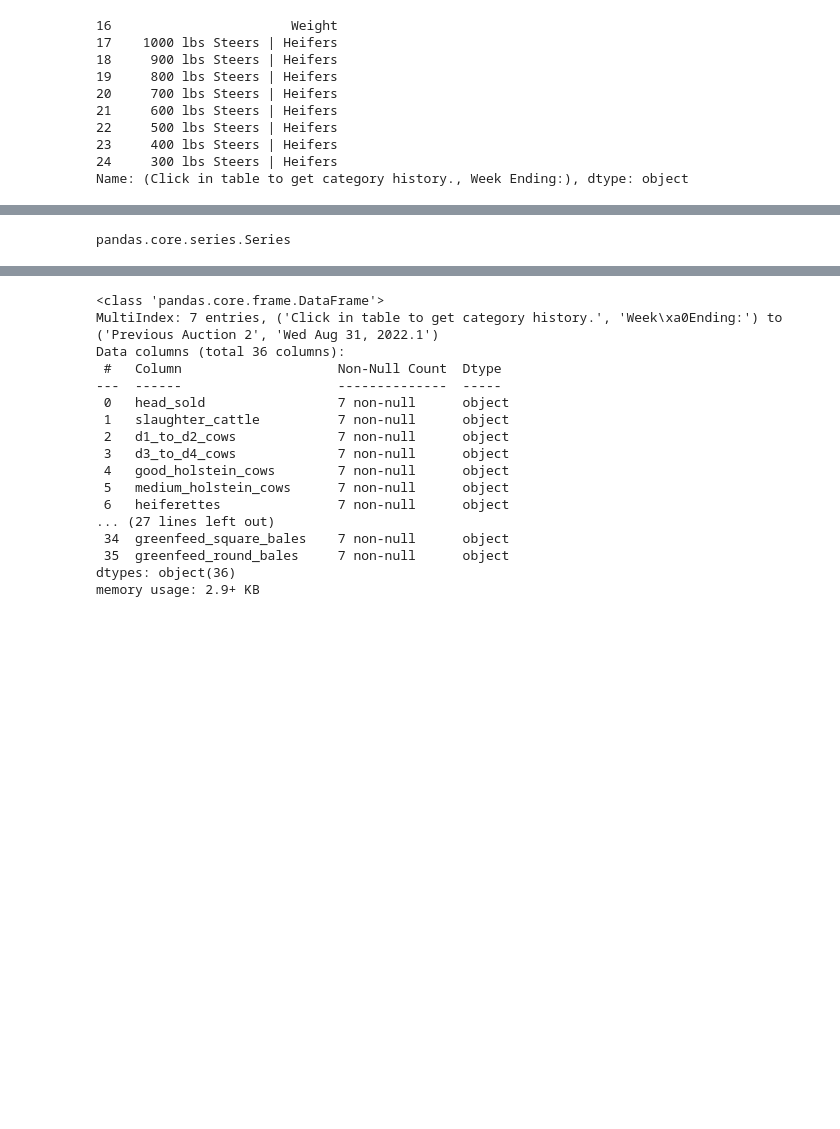
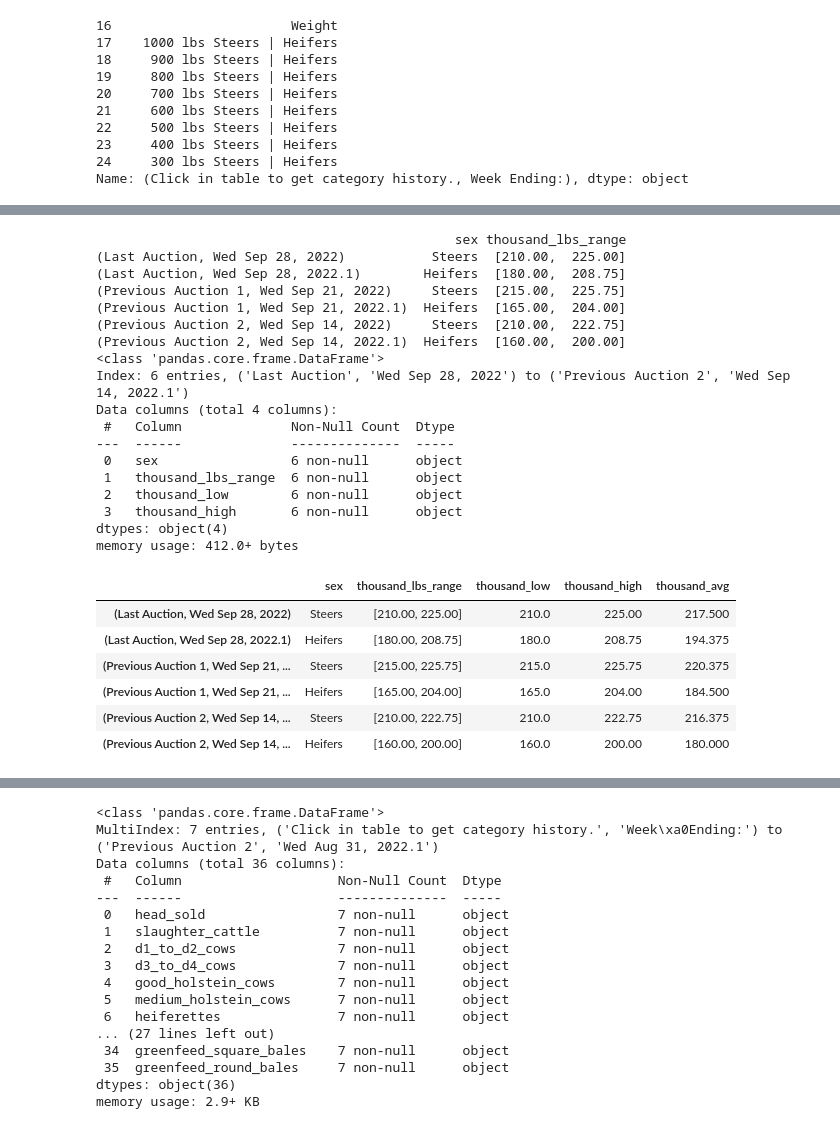
Before and after one commit to tarrencen/rice_farms, a Jupyter notebook: auction_prices.ipynb, the cells around one changed output, grey strips where cells are left out. Cells and saved outputs as stored; diff of their text form; code cells hidden in the pictures; blank space fills up the shorter version.

Commit message:
Data conversion WIP

```diff
--- a/auction_prices.ipynb
+++ b/auction_prices.ipynb
@@ -265,8 +265,43 @@ object
 list
-# %%
-type(ponoka_df.iloc[0])
-# %% [output]
-pandas.core.series.Series
+# %%
+# Make new df to start splitting range list into columns
+ponoka_stock1_prices = pd.DataFrame(ponoka_stock1[['sex', 'thousand_lbs_range']])
+print(ponoka_stock1_prices)
+# Split range column into low and high columns
+ponoka_stock1_prices[['thousand_low', 'thousand_high']] = pd.DataFrame(ponoka_stock1_prices.thousand_lbs_range.tolist(), index= ponoka_stock1_prices.index)
+ponoka_stock1_prices.info()
+# Convert low and high columns to numeric dtype
+ponoka_stock1_prices.thousand_low = ponoka_stock1_prices.thousand_low.astype('float')
+ponoka_stock1_prices.thousand_high = ponoka_stock1_prices.thousand_high.astype('float')
+# Take average of lows and highs
+ponoka_stock1_prices['thousand_avg'] = (ponoka_stock1_prices.thousand_low + ponoka_stock1_prices.thousand_high)/2
+ponoka_stock1_prices
+# %% [output]
+                                              sex thousand_lbs_range
+(Last Auction, Wed Sep 28, 2022)           Steers  [210.00,  225.00]
+(Last Auction, Wed Sep 28, 2022.1)        Heifers  [180.00,  208.75]
+(Previous Auction 1, Wed Sep 21, 2022)     Steers  [215.00,  225.75]
+(Previous Auction 1, Wed Sep 21, 2022.1)  Heifers  [165.00,  204.00]
+(Previous Auction 2, Wed Sep 14, 2022)     Steers  [210.00,  222.75]
+(Previous Auction 2, Wed Sep 14, 2022.1)  Heifers  [160.00,  200.00]
+<class 'pandas.core.frame.DataFrame'>
+Index: 6 entries, ('Last Auction', 'Wed Sep 28, 2022') to ('Previous Auction 2', 'Wed Sep 14, 2022.1')
+Data columns (total 4 columns):
+ #   Column              Non-Null Count  Dtype
+---  ------              --------------  -----
+ 0   sex                 6 non-null      object
+ 1   thousand_lbs_range  6 non-null      object
+ 2   thousand_low        6 non-null      object
+ 3   thousand_high       6 non-null      object
+dtypes: object(4)
+memory usage: 412.0+ bytes
+|  | sex | thousand_lbs_range | thousand_low | thousand_high | thousand_avg |
+| (Last Auction, Wed Sep 28, 2022) | Steers | [210.00, 225.00] | 210.0 | 225.00 | 217.500 |
+| (Last Auction, Wed Sep 28, 2022.1) | Heifers | [180.00, 208.75] | 180.0 | 208.75 | 194.375 |
+| (Previous Auction 1, Wed Sep 21, ... | Steers | [215.00, 225.75] | 215.0 | 225.75 | 220.375 |
+| (Previous Auction 1, Wed Sep 21, ... | Heifers | [165.00, 204.00] | 165.0 | 204.00 | 184.500 |
+| (Previous Auction 2, Wed Sep 14, ... | Steers | [210.00, 222.75] | 210.0 | 222.75 | 216.375 |
+| (Previous Auction 2, Wed Sep 14, ... | Heifers | [160.00, 200.00] | 160.0 | 200.00 | 180.000 |
 # %%
 # Set row as columns
 ponoka_df.columns = ponoka_df.iloc[0]
```
Also changed, not shown: parts of 10 cells of this notebook.
